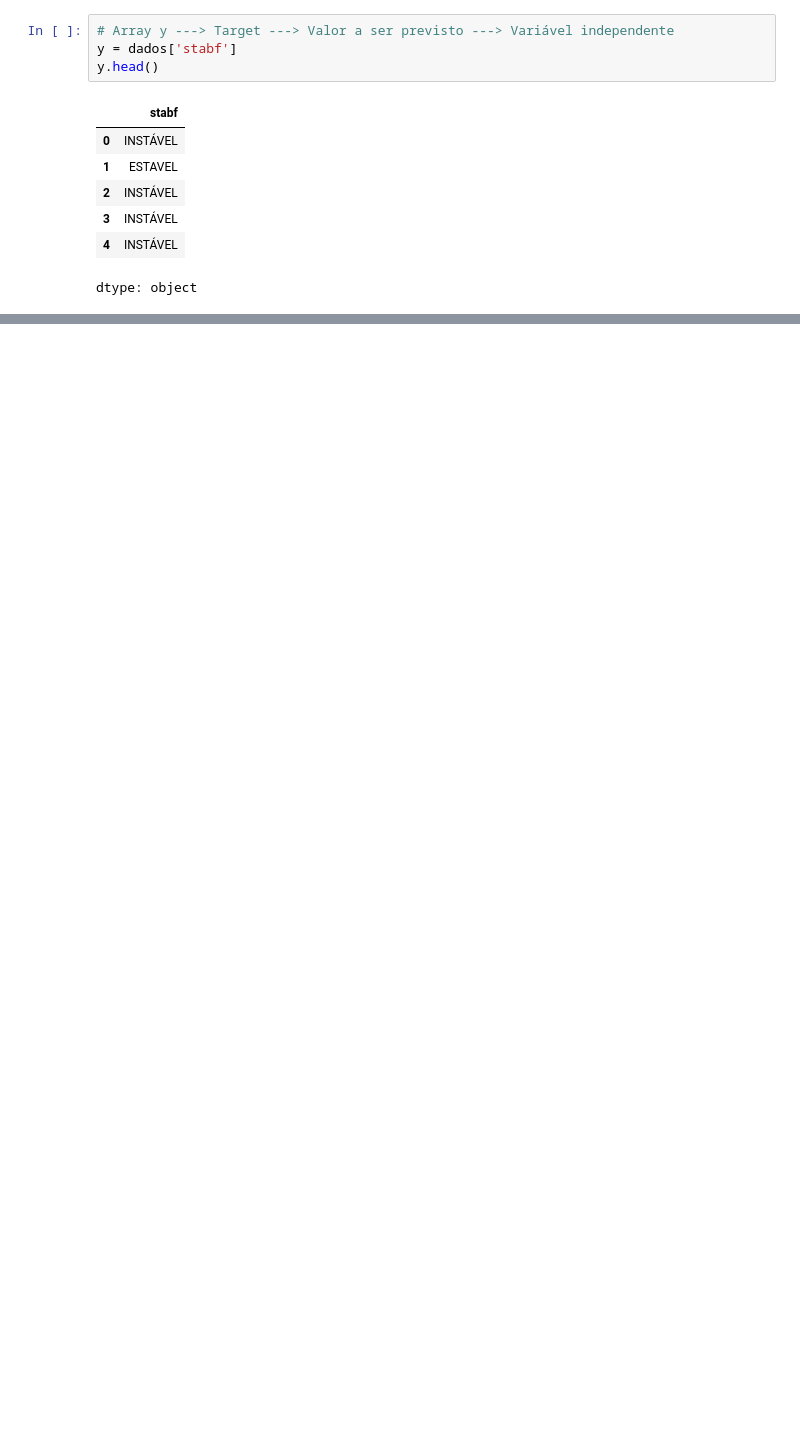
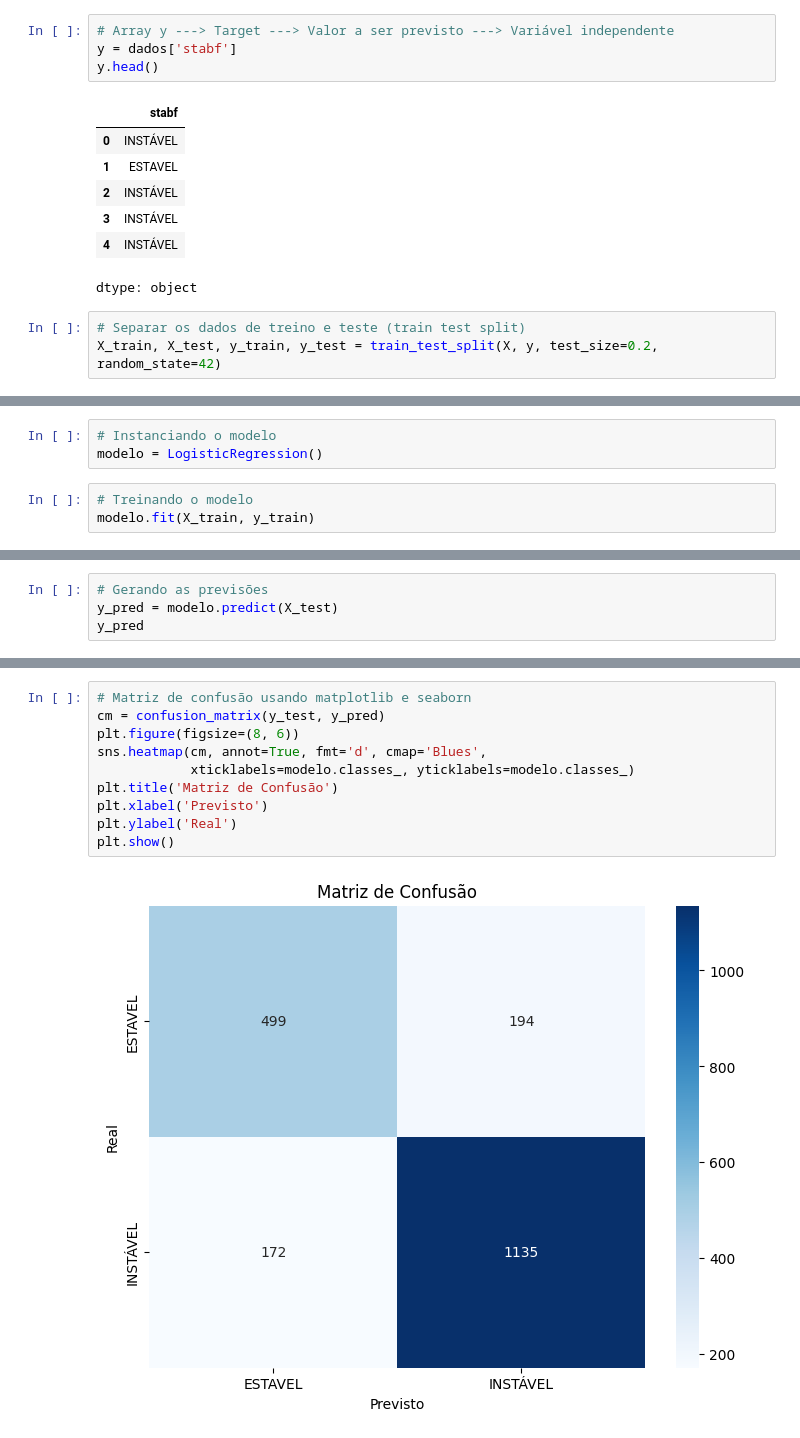
Before and after one commit to Ulysses06Gomes/Checkpoint-02-ML-SERS-1CCPO, a Jupyter notebook: Aula06_ML_Energia.ipynb, the cells around one changed output, grey strips where cells are left out. Saved outputs shown, nothing was run; the diff lists cells and outputs as text; blank space fills up the shorter version.

```diff
--- a/Aula06_ML_Energia.ipynb
+++ b/Aula06_ML_Energia.ipynb
@@ -152,3 +152,6 @@ y.head()
 | 3 | INSTÁVEL |
 | 4 | INSTÁVEL |
 dtype: object
+# %%
+# Separar os dados de treino e teste (train test split)
+X_train, X_test, y_train, y_test = train_test_split(X, y, test_size=0.2, random_state=42)
@@ -154,0 +164,6 @@ dtype: object
+# %%
+# Instanciando o modelo
+modelo = LogisticRegression()
+# %%
+# Treinando o modelo
+modelo.fit(X_train, y_train)
@@ -154,0 +172,4 @@ dtype: object
+# %%
+# Gerando as previsões
+y_pred = modelo.predict(X_test)
+y_pred
@@ -154,0 +185,12 @@ dtype: object
+# %%
+# Matriz de confusão usando matplotlib e seaborn
+cm = confusion_matrix(y_test, y_pred)
+plt.figure(figsize=(8, 6))
+sns.heatmap(cm, annot=True, fmt='d', cmap='Blues',
+            xticklabels=modelo.classes_, yticklabels=modelo.classes_)
+plt.title('Matriz de Confusão')
+plt.xlabel('Previsto')
+plt.ylabel('Real')
+plt.show()
+# %% [output]
+[figure, added]
```
Also changed, not shown: parts of 5 cells of this notebook.
